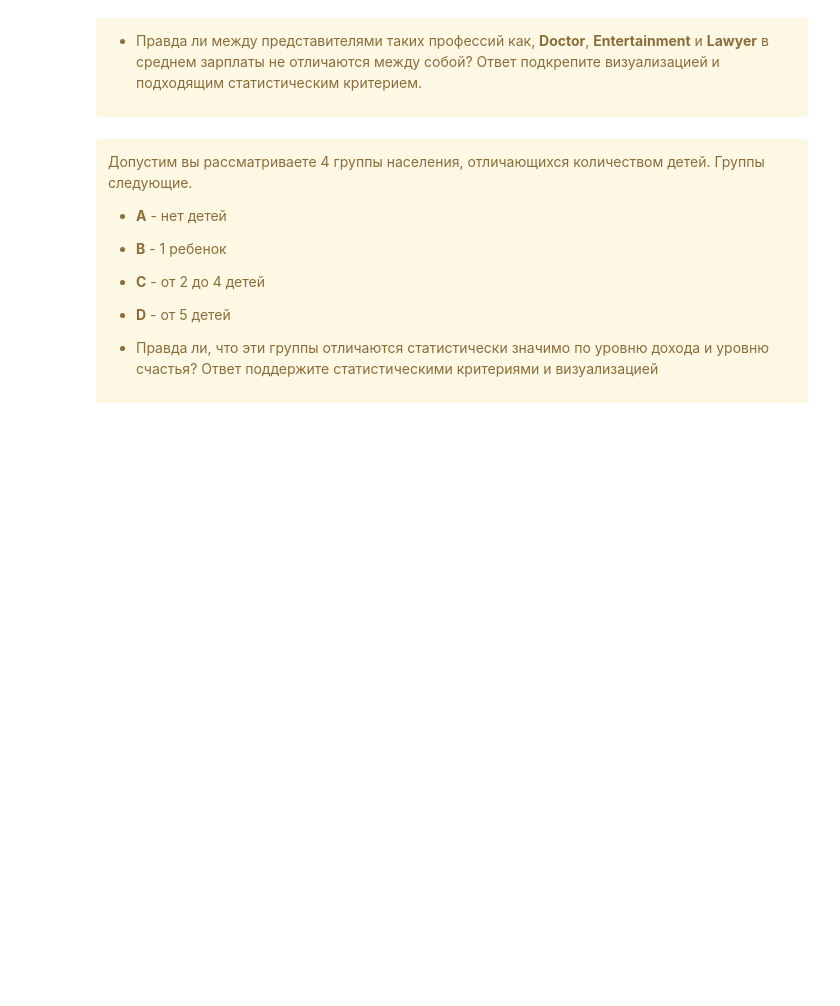
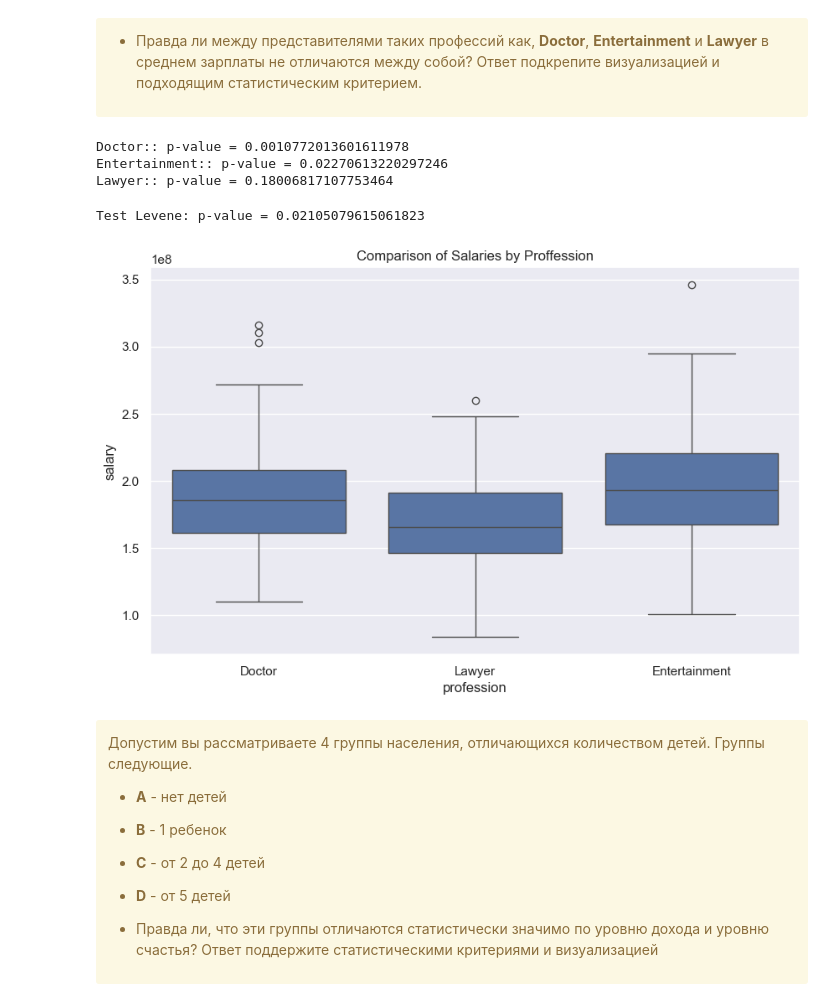
Before and after one commit to djpumauzb/Analyitics, a Jupyter notebook: A-B testing/lesson5/5.6 M5_HW.ipynb, the cells around one changed output. Cells and saved outputs as stored; diff of their text form; code cells hidden in the pictures; blank space fills up the shorter version.

```diff
--- a/A-B testing/lesson5/5.6 M5_HW.ipynb
+++ b/A-B testing/lesson5/5.6 M5_HW.ipynb
@@ -147,3 +145,33 @@ Text(0.5, 1.0, 'Comparison of Salaries by Profession')
+# %%
+ # YOUR CODE
+professions_of_interest_2 = ['Doctor', 'Entertainment', 'Lawyer']
+filtered_data_2 = data[data['profession'].isin(professions_of_interest_2)]
+# %%
+for profession in professions_of_interest_2:
+    salaries = filtered_data_2[filtered_data_2['profession']== profession]['salary']
+    stat, p = shapiro(salaries)
+    print(f'{profession}:: p-value = {p}')
+# %% [output]
+Doctor:: p-value = 0.0010772013601611978
+Entertainment:: p-value = 0.02270613220297246
+Lawyer:: p-value = 0.18006817107753464
+# %%
+stat, p = levene(
+    filtered_data_2[filtered_data_2['profession']== 'Doctor']['salary'],
+    filtered_data_2[filtered_data_2['profession']== 'Entertainment']['salary'],
+    filtered_data_2[filtered_data_2['profession']== 'Lawyer']['salary']
+)
+
+print(f'Test Levene: p-value = {p}')
+# %% [output]
+Test Levene: p-value = 0.02105079615061823
+# %%
+plt.figure(figsize=(10, 6))
+sns.boxplot(x='profession', y='salary', data=filtered_data_2)
+plt.title('Comparison of Salaries by Proffession')
+plt.show()
+# %% [output]
+[figure, added]
 # %% [markdown]
 <div class="alert alert-warning">
 
```
Also changed, not shown: parts of 7 cells of this notebook.
